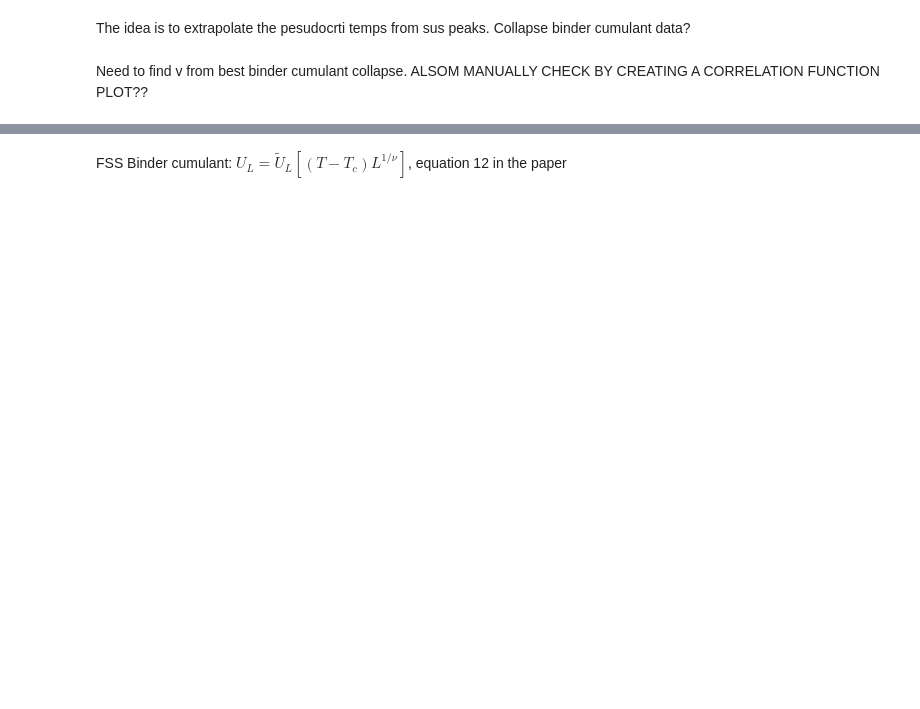
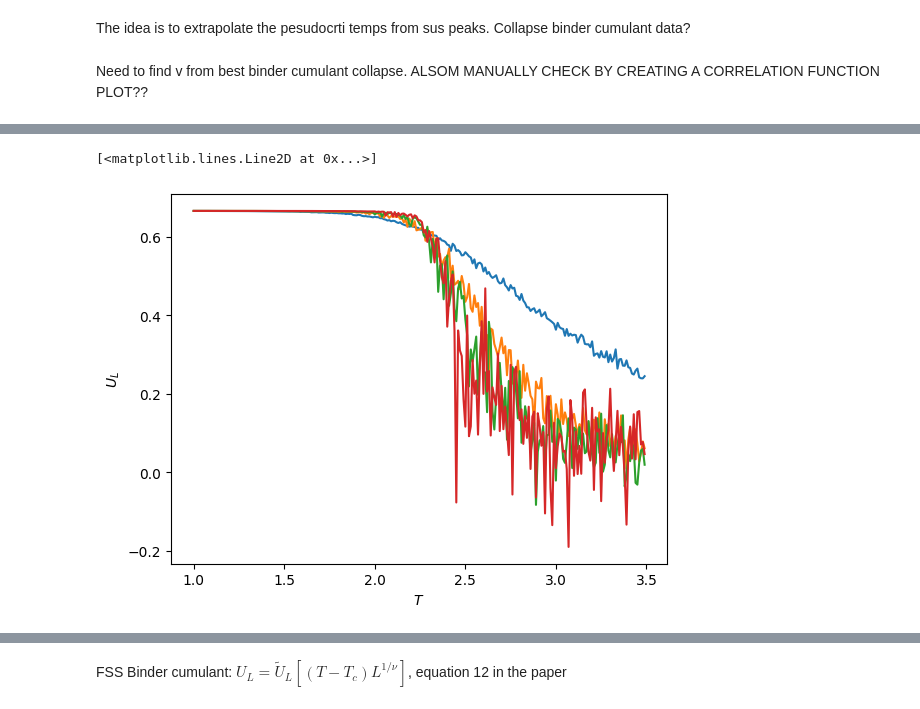
Before and after one commit to noahchanoah/thesis, a Jupyter notebook: CaseCritTemp.ipynb, the cells around one changed output, grey strips where cells are left out. Cells and saved outputs as stored; diff of their text form; code cells hidden in the pictures; blank space fills up the shorter version.

```diff
--- a/CaseCritTemp.ipynb
+++ b/CaseCritTemp.ipynb
@@ -293,0 +301,10 @@ plt.plot(tempRange, avgArr24)
+# %%
+plt.xlabel("$T$")
+plt.ylabel("$U_L$")
+plt.plot(tempRange, avgArr6)
+plt.plot(tempRange, avgArr12)
+plt.plot(tempRange, avgArr16)
+plt.plot(tempRange, avgArr24)
+# %% [output]
+[<matplotlib.lines.Line2D at 0x...>]
+[figure, added]
```
Also changed, not shown: parts of 20 cells of this notebook.
